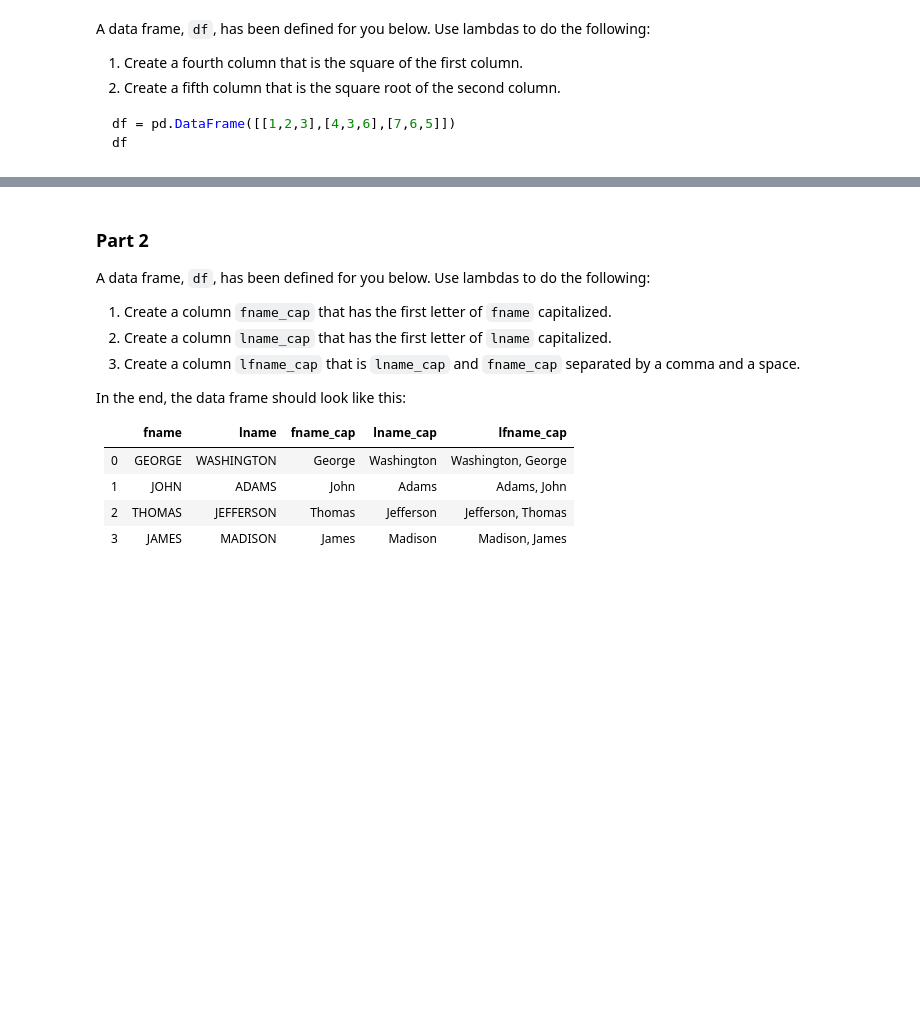
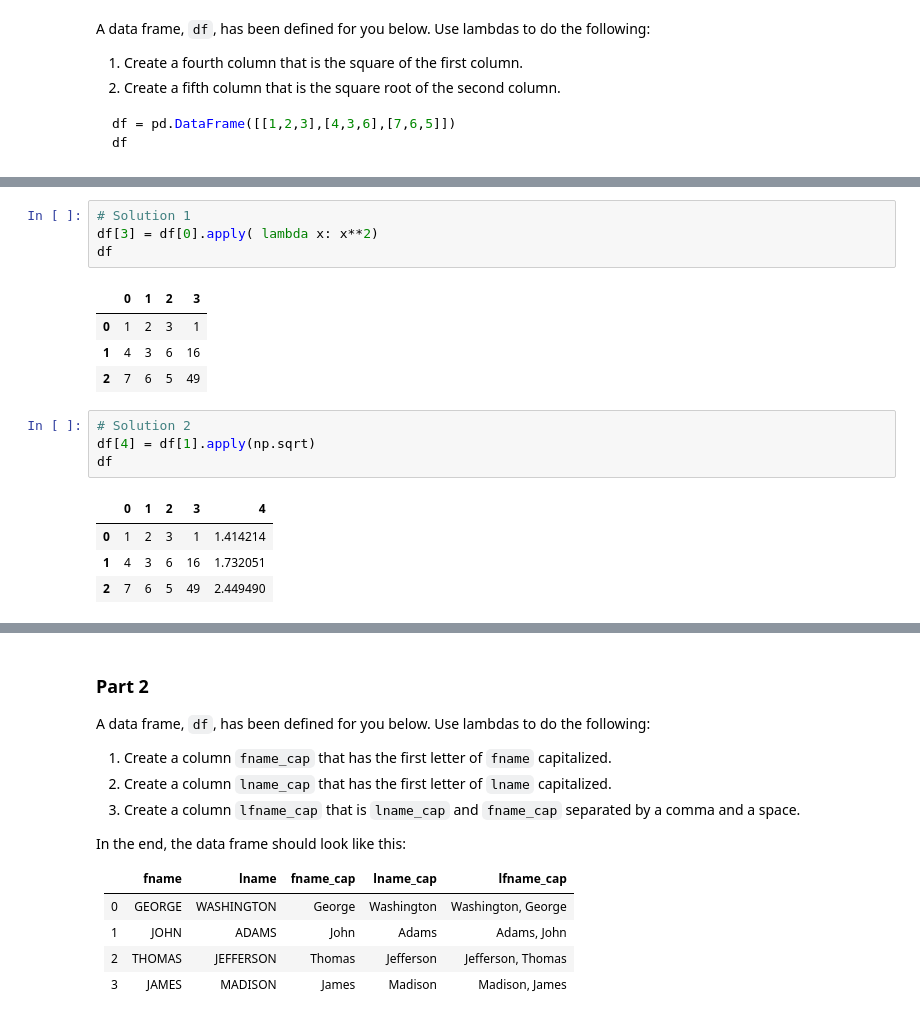
Before and after one commit to RSBalchII/cohort-15-data-science, a Jupyter notebook: Colab_Notebooks/Module-4/Lectures/2c.Lambdas.ipynb, the cells around one changed output, grey strips where cells are left out. Saved outputs shown, nothing was run; the diff lists cells and outputs as text; blank space fills up the shorter version.

```diff
--- a/Colab_Notebooks/Module-4/Lectures/2c.Lambdas.ipynb
+++ b/Colab_Notebooks/Module-4/Lectures/2c.Lambdas.ipynb
@@ -146,0 +228,18 @@ df
+# %%
+# Solution 1
+df[3] = df[0].apply( lambda x: x**2)
+df
+# %% [output]
+|  | 0 | 1 | 2 | 3 |
+| 0 | 1 | 2 | 3 | 1 |
+| 1 | 4 | 3 | 6 | 16 |
+| 2 | 7 | 6 | 5 | 49 |
+# %%
+# Solution 2
+df[4] = df[1].apply(np.sqrt)
+df
+# %% [output]
+|  | 0 | 1 | 2 | 3 | 4 |
+| 0 | 1 | 2 | 3 | 1 | 1.414214 |
+| 1 | 4 | 3 | 6 | 16 | 1.732051 |
+| 2 | 7 | 6 | 5 | 49 | 2.449490 |
```
Also changed, not shown: parts of 44 cells of this notebook, 7 other files.
